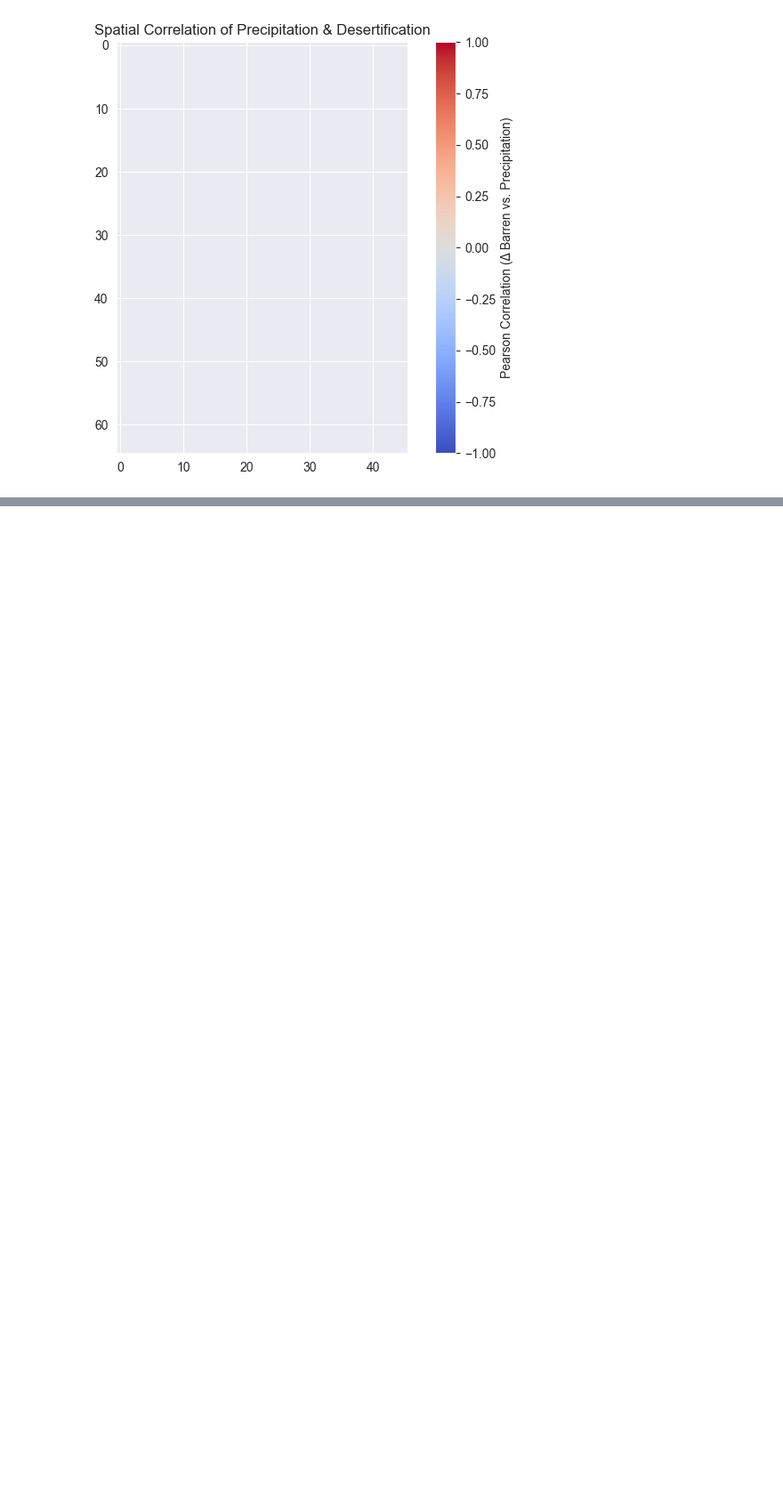
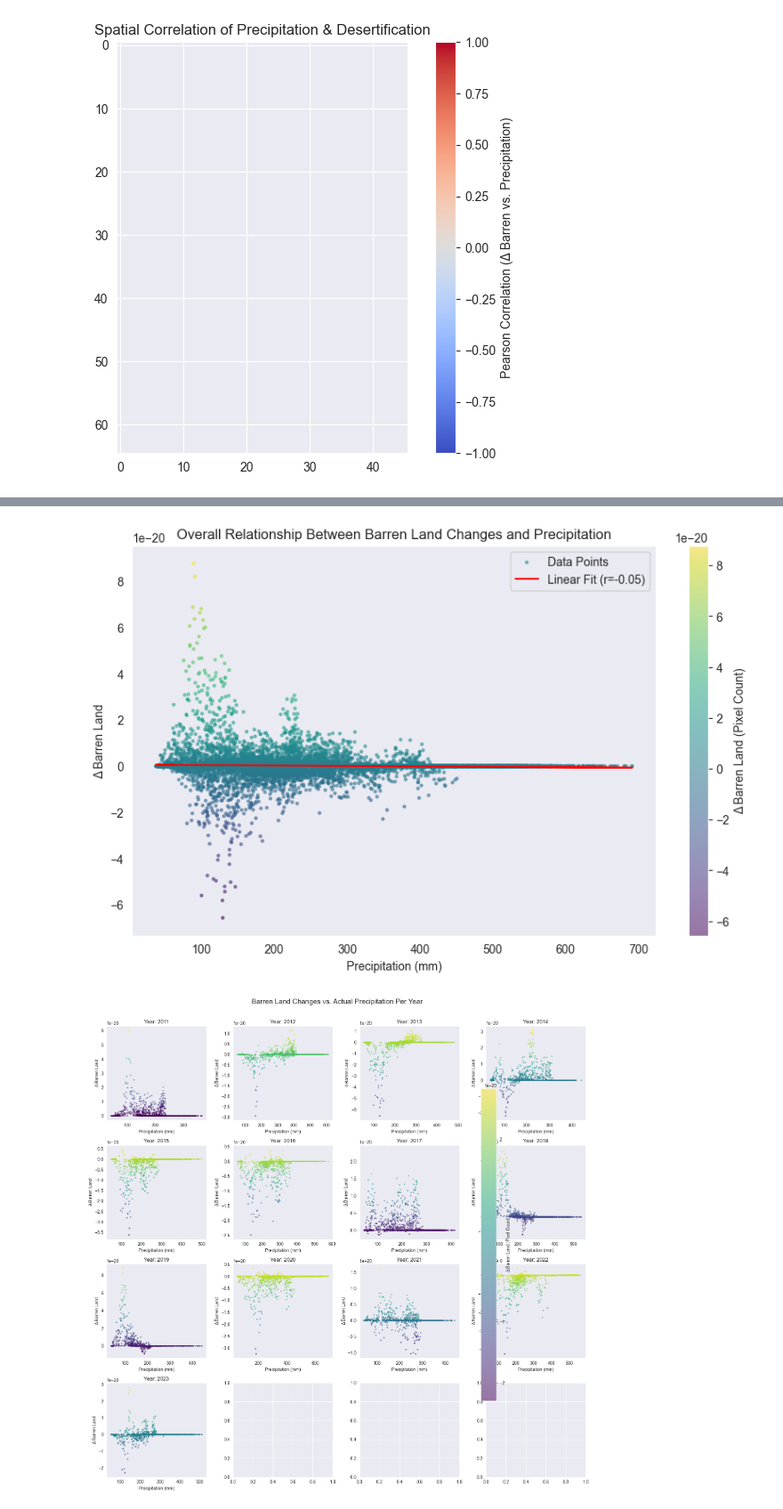
Before and after one commit to CipherCircle-StartHack-2025/code, a Jupyter notebook: analysis land cover.ipynb, the cells around one changed output, grey strips where cells are left out. Shown at 89% size. Drawn from its saved outputs; the diff is of its cells as text; code cells hidden in the pictures; blank space fills up the shorter version.

```diff
--- a/analysis land cover.ipynb
+++ b/analysis land cover.ipynb
@@ -584,3 +614,83 @@ plt.show()
+# %%
+import numpy as np
+import matplotlib.pyplot as plt
+from scipy.stats import linregress
+from skimage.transform import resize
+
+# ✅ Ensure barren land data matches precipitation resolution
+target_shape = next(iter(precipitation_maps.values())).shape  # Get shape from precipitation data
+
+for year in valid_years:
+    barren_maps[year] = resize(barren_maps[year], target_shape, mode='reflect', anti_aliasing=True)
+
+# ✅ Compute yearly changes in barren land per pixel
+all_precip = []
+all_barren = []
+scatter_data = []
+
+for i in range(1, len(valid_years)):  # Start from second year to compute change
+    year_prev = valid_years[i - 1]
+    year_curr = valid_years[i]
+
+    # Compute ΔBarren at each pixel
+    delta_barren = barren_maps[year_curr] - barren_maps[year_prev]
+
+    # Extract actual precipitation values per pixel for the current year
+    actual_precip = precipitation_maps[year_curr]
+
+    # Flatten the arrays to prepare for scatter plot
+    flat_precip = actual_precip.flatten()
+    flat_barren = delta_barren.flatten()
+
+    # Remove NaN values before plotting
+    valid_mask = (~np.isnan(flat_precip)) & (~np.isnan(flat_barren))
+    flat_precip = flat_precip[valid_mask]
+    flat_barren = flat_barren[valid_mask]
+
+    # Store data for combined visualization
+    all_precip.extend(flat_precip)
+    all_barren.extend(flat_barren)
+    scatter_data.append((flat_precip, flat_barren, year_curr))
+
+# ✅ Create a Combined Scatter Plot with Linear Regression
+plt.figure(figsize=(10, 6))
+
+# Scatter plot of all years
+plt.scatter(all_precip, all_barren, alpha=0.5, s=5, c=all_barren, cmap="viridis", label="Data Points")
+
+# Linear regression
+slope, intercept, r_value, p_value, std_err = linregress(all_precip, all_barren)
+regression_line = np.array(all_precip) * slope + intercept
+plt.plot(all_precip, regression_line, color="red", label=f"Linear Fit (r={r_value:.2f})")
+
+plt.colorbar(label="Δ Barren Land (Pixel Count)")
+plt.xlabel("Precipitation (mm)")
+plt.ylabel("Δ Barren Land")
+plt.title("Overall Relationship Between Barren Land Changes and Precipitation")
+plt.legend()
+plt.grid()
+plt.show()
+
+# ✅ Plot Yearly Scatter Plots
+fig, axes = plt.subplots(4, 4, figsize=(16, 16))  # Adjust based on number of years
+axes = axes.flatten()
+
+for i, (flat_precip, flat_barren, year) in enumerate(scatter_data):
+    ax = axes[i]
+    scatter = ax.scatter(flat_precip, flat_barren, alpha=0.5, s=5, c=flat_barren, cmap="viridis")
+    ax.set_xlabel("Precipitation (mm)")
+    ax.set_ylabel("Δ Barren Land")
+    ax.set_title(f"Year: {year}")
+    ax.grid()
+
+# ✅ Adjust layout and colorbar
+fig.suptitle("Barren Land Changes vs. Actual Precipitation Per Year", fontsize=16)
+fig.colorbar(scatter, ax=axes, shrink=0.8, label="Δ Barren Land (Pixel Count)")
+plt.tight_layout(rect=[0, 0, 1, 0.97])
+plt.show()
+# %% [output]
+[figure, added]
+[figure, added]
 # %%
 import os
 import numpy as np
```
Also changed, not shown: parts of 5 cells of this notebook.
